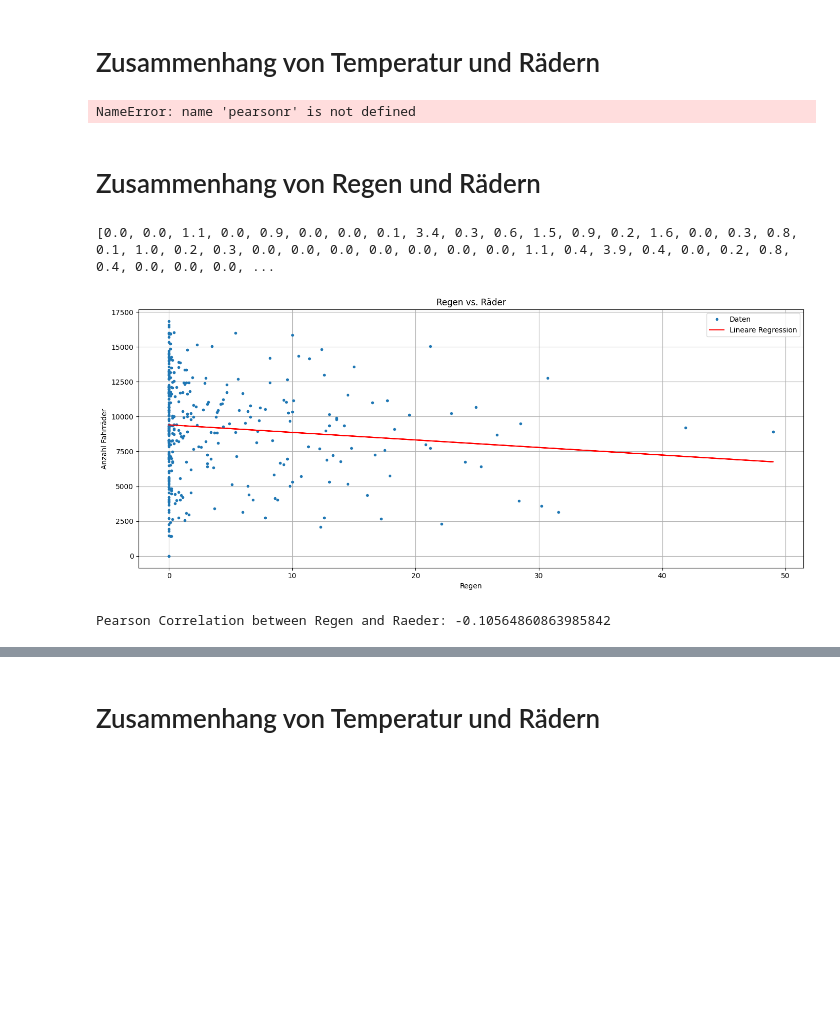
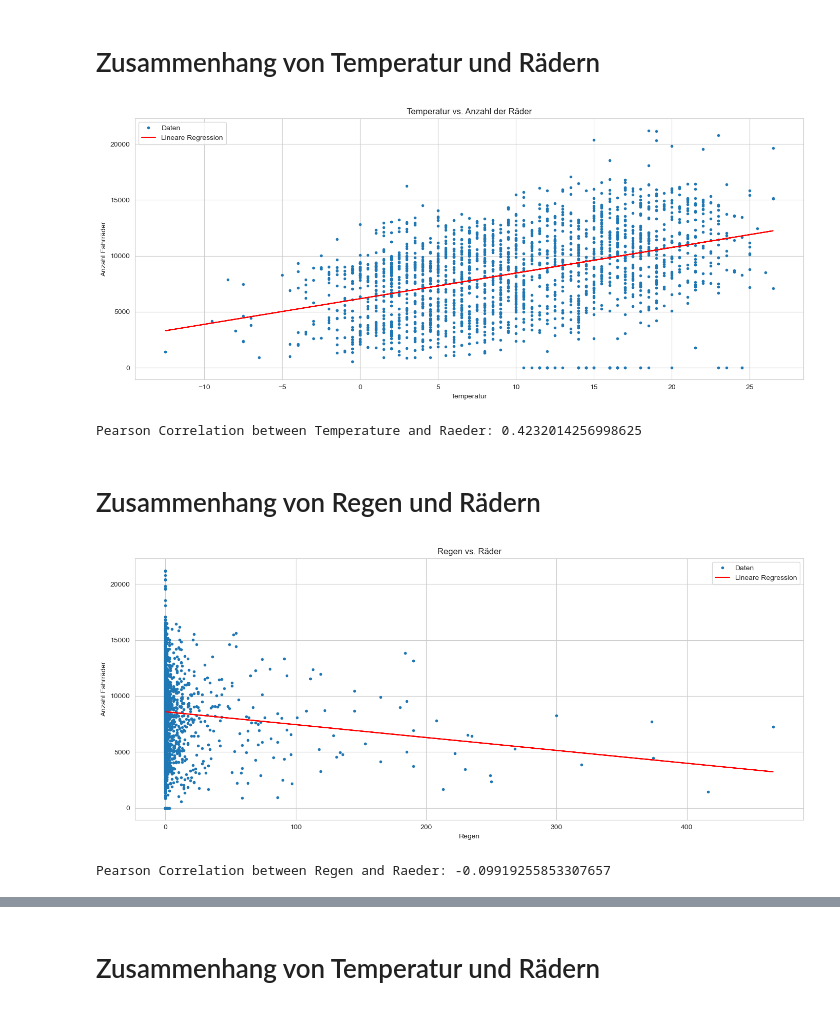
Before and after one commit to LordOfReinkeness/stochastik_SoSe25, a Jupyter notebook: fahrraeder.ipynb, the cells around one changed output, grey strips where cells are left out. Drawn from its saved outputs; the diff is of its cells as text; code cells hidden in the pictures; blank space fills up the shorter version.

```diff
--- a/fahrraeder.ipynb
+++ b/fahrraeder.ipynb
@@ -601,42 +591,54 @@ Days without rain: 143 (39.2%)
 # Zusammenhang von Temperatur und Rädern
 # %%
 # Pearson correlation
-correlation, _ = pearsonr(temp, raeder)
+correlation, _ = scipy.stats.pearsonr(all_data_daily_constructed['mean_temperature'],
+                         all_data_daily_constructed['total_count'])
 
 # Linear regression
-slope, intercept = np.polyfit(temp, raeder, 1)
+slope, intercept = np.polyfit(all_data_daily_constructed['mean_temperature'],
+                              all_data_daily_constructed['total_count'], 1)
 regression_line = np.poly1d((slope, intercept))
 
 # Plot
 plt.figure(figsize=(14, 6))
-plt.plot(temp, raeder, marker='o', linestyle='none', markersize=3, label='Daten')
-plt.plot(temp, regression_line(temp), color='red', label='Lineare Regression')
+plt.plot(all_data_daily_constructed['mean_temperature'],
+         all_data_daily_constructed['total_count'],
+         marker='o', linestyle='none', markersize=3, label='Daten')
+plt.plot(all_data_daily_constructed['mean_temperature'],
+         regression_line(all_data_daily_constructed['mean_temperature']),
+         color='red', label='Lineare Regression')
 plt.title('Temperatur vs. Anzahl der Räder')
 plt.xlabel('Temperatur')
 plt.ylabel('Anzahl Fahrräder')
 plt.grid(True)
 plt.legend()
 plt.tight_layout()
 plt.show()
 
 print("Pearson Correlation between Temperature and Raeder:", correlation)
 # %% [output]
+[figure, added]
-NameError: name 'pearsonr' is not defined
+Pearson Correlation between Temperature and Raeder: 0.4232014256998625
 # %% [markdown]
 # Zusammenhang von Regen und Rädern
 # %%
 # Pearson correlation
-print(regen)
-correlation, _ = pearsonr(regen, raeder)
+correlation, _ = scipy.stats.pearsonr(all_data_daily_constructed['precipitation'],
+                        all_data_daily_constructed['total_count'])
 
 # Linear regression
-slope, intercept = np.polyfit(regen, raeder, 1)
+slope, intercept = np.polyfit(all_data_daily_constructed['precipitation'],
+                             all_data_daily_constructed['total_count'], 1)
 regression_line = np.poly1d((slope, intercept))
 
 # Plot
 plt.figure(figsize=(14, 6))
-plt.plot(regen, raeder, marker='o', linestyle='none', markersize=3, label='Daten')
-plt.plot(regen, regression_line(regen), color='red', label='Lineare Regression')
+plt.plot(all_data_daily_constructed['precipitation'],
+        all_data_daily_constructed['total_count'],
+        marker='o', linestyle='none', markersize=3, label='Daten')
+plt.plot(all_data_daily_constructed['precipitation'],
+        regression_line(all_data_daily_constructed['precipitation']),
+        color='red', label='Lineare Regression')
 plt.title('Regen vs. Räder')
 plt.xlabel('Regen')
 plt.ylabel('Anzahl Fahrräder')
@@ -647,6 +649,5 @@ plt.show()
 
 print("Pearson Correlation between Regen and Raeder:", correlation)
 # %% [output]
+[figure, new version]
-[0.0, 0.0, 1.1, 0.0, 0.9, 0.0, 0.0, 0.1, 3.4, 0.3, 0.6, 1.5, 0.9, 0.2, 1.6, 0.0, 0.3, 0.8, 0.1, 1.0, 0.2, 0.3, 0.0, 0.0, 0.0, 0.0, 0.0, 0.0, 0.0, 1.1, 0.4, 3.9, 0.4, 0.0, 0.2, 0.8, 0.4, 0.0, 0.0, 0.0, ...
+Pearson Correlation between Regen and Raeder: -0.09919255853307657
-[figure, old version]
-Pearson Correlation between Regen and Raeder: -0.10564860863985842
```
Also changed, not shown: parts of 4 cells of this notebook.
